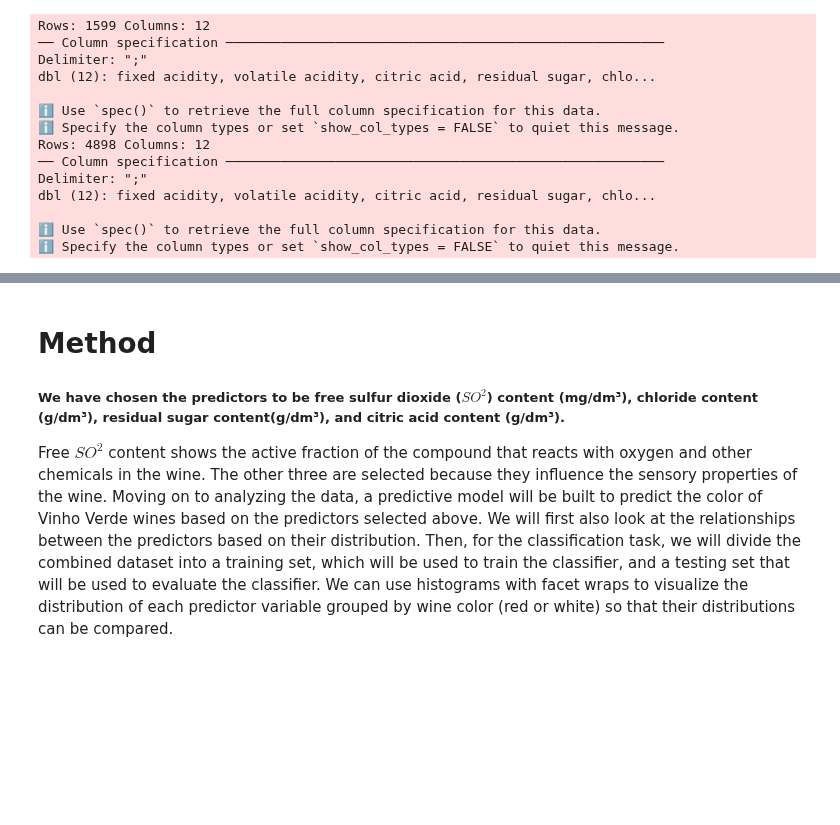
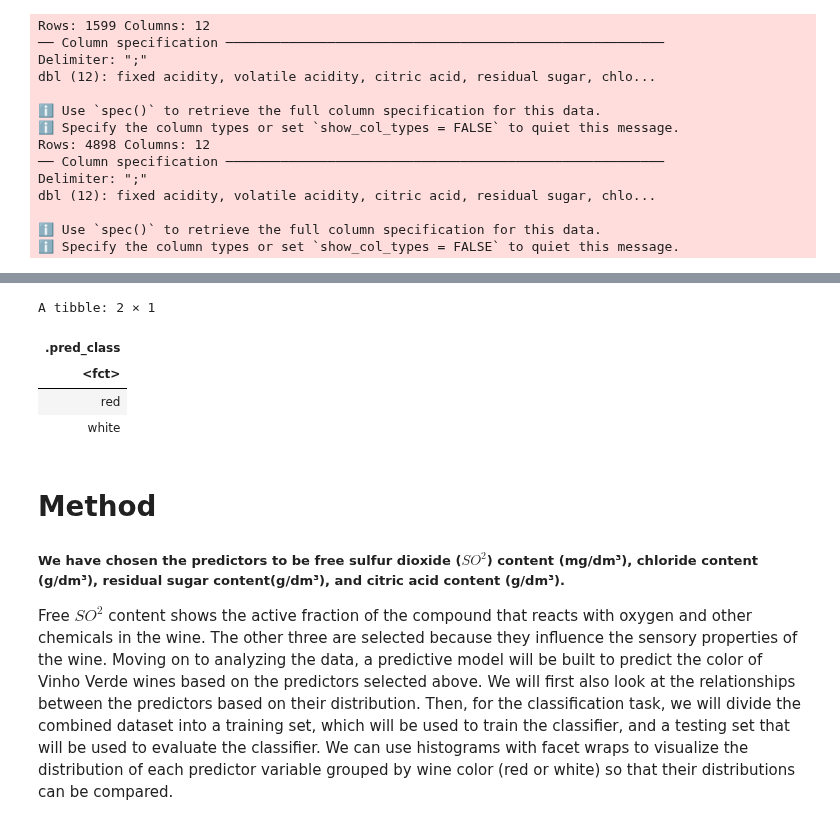
Before and after one commit to zaladmander/DSCI100-Group-Project, a Jupyter notebook: dsci100_10_group12_project_proposal.ipynb, the cells around one changed output, grey strips where cells are left out. Cells and saved outputs as stored; diff of their text form; code cells hidden in the pictures; blank space fills up the shorter version.

```diff
--- a/dsci100_10_group12_project_proposal.ipynb
+++ b/dsci100_10_group12_project_proposal.ipynb
@@ -185,3 +284,13 @@ wine_prediction_accuracy
+# %%
+new_observation <- tibble (free_SO2=c(15,47),chlorides=c(0.097,0.036),residual_sugar=c(1.8,10.2),citric_acid=c(0.08,0.27))
+prediction <- predict(wine_fit_2,new_observation)
+prediction
+# %% [output]
+A tibble: 2 × 1
+| .pred_class |
+| <fct> |
+| red |
+| white |
 # %% [markdown]
 # Method
 
```
Also changed, not shown: parts of 11 cells of this notebook.
